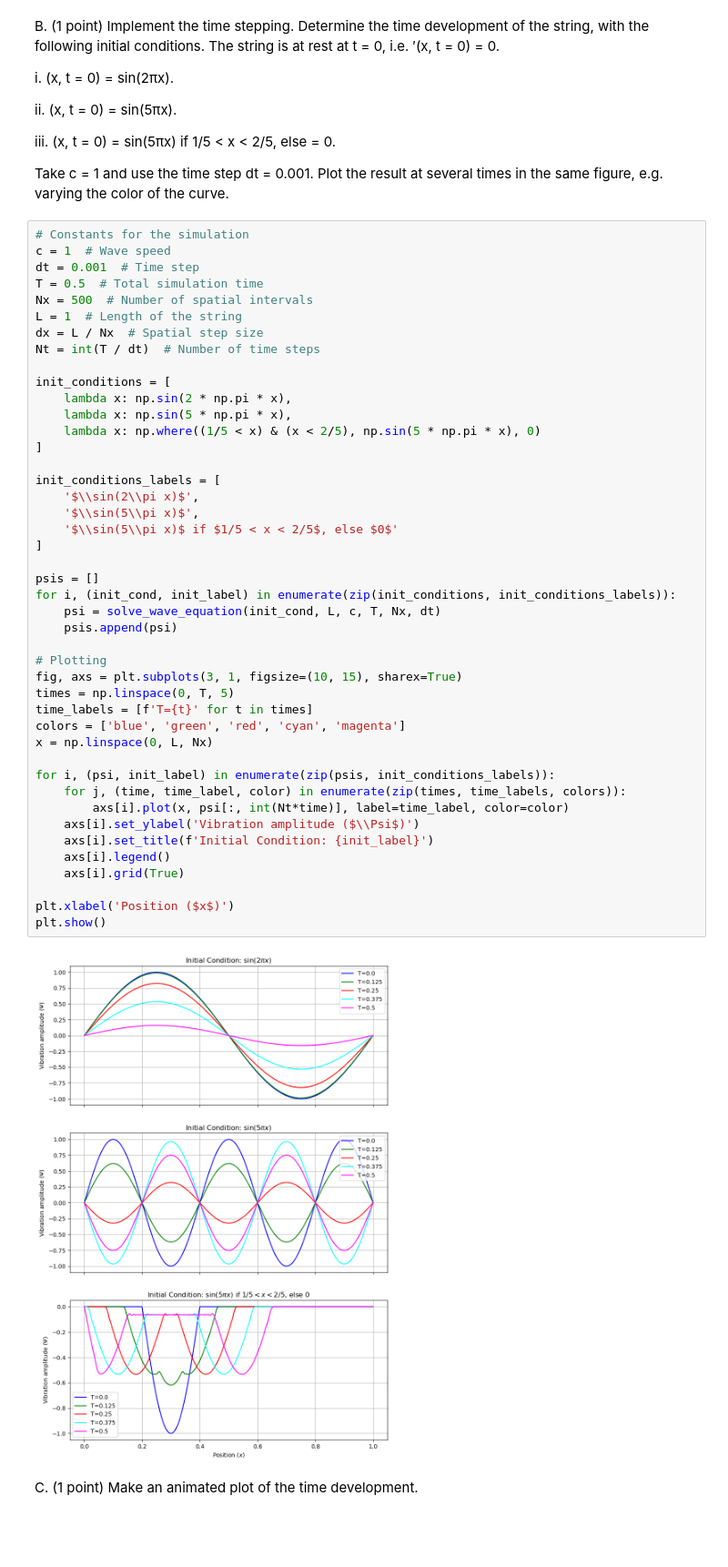
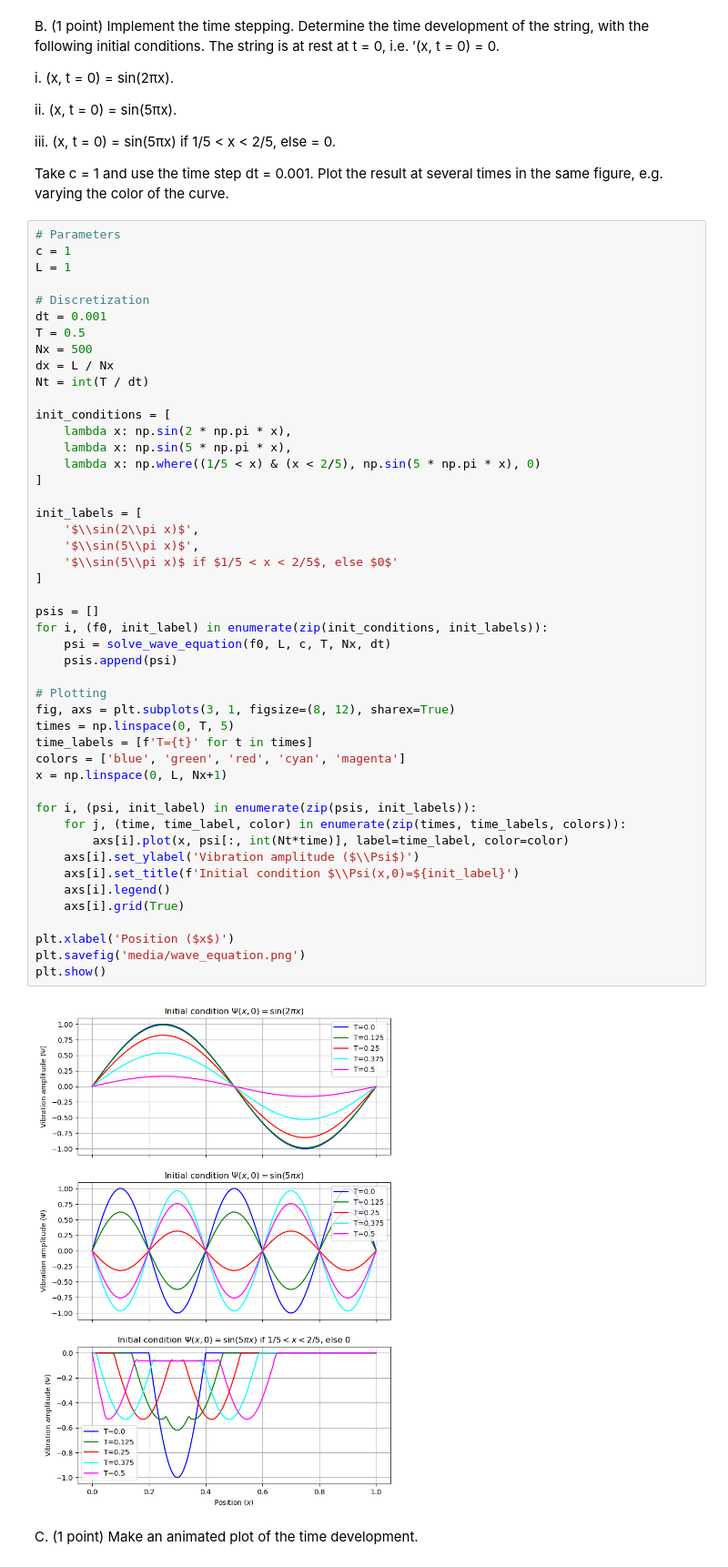
Before and after one commit to jonas4climate/modelling-natural-processes, a Jupyter notebook: Set1_incomplete.ipynb, the cells around one changed output. Shown at 91% size. Drawn from its saved outputs; the diff is of its cells as text; blank space fills up the shorter version.

```diff
--- a/Set1_incomplete.ipynb
+++ b/Set1_incomplete.ipynb
@@ -72,51 +76,54 @@ iii. 	(x, t = 0) = sin(5πx) if 1/5 < x < 2/5, else 	 = 0.
 Take c = 1 and use the time step dt = 0.001. Plot the result at several times in
 the same figure, e.g. varying the color of the curve.
 # %%
-# Constants for the simulation
-c = 1  # Wave speed
-dt = 0.001  # Time step
-T = 0.5  # Total simulation time
-Nx = 500  # Number of spatial intervals
-L = 1  # Length of the string
-dx = L / Nx  # Spatial step size
-Nt = int(T / dt)  # Number of time steps
+# Parameters
+c = 1
+L = 1
+
+# Discretization
+dt = 0.001
+T = 0.5
+Nx = 500
+dx = L / Nx
+Nt = int(T / dt)
 
 init_conditions = [
     lambda x: np.sin(2 * np.pi * x),
     lambda x: np.sin(5 * np.pi * x),
     lambda x: np.where((1/5 < x) & (x < 2/5), np.sin(5 * np.pi * x), 0)
 ]
 
-init_conditions_labels = [
+init_labels = [
     '$\\sin(2\\pi x)$',
     '$\\sin(5\\pi x)$',
     '$\\sin(5\\pi x)$ if $1/5 < x < 2/5$, else $0$'
 ]
 
 psis = []
-for i, (init_cond, init_label) in enumerate(zip(init_conditions, init_conditions_labels)):
-    psi = solve_wave_equation(init_cond, L, c, T, Nx, dt)
+for i, (f0, init_label) in enumerate(zip(init_conditions, init_labels)):
+    psi = solve_wave_equation(f0, L, c, T, Nx, dt)
     psis.append(psi)
 
 # Plotting
-fig, axs = plt.subplots(3, 1, figsize=(10, 15), sharex=True)
+fig, axs = plt.subplots(3, 1, figsize=(8, 12), sharex=True)
 times = np.linspace(0, T, 5)
 time_labels = [f'T={t}' for t in times]
 colors = ['blue', 'green', 'red', 'cyan', 'magenta']
-x = np.linspace(0, L, Nx)
+x = np.linspace(0, L, Nx+1)
 
-for i, (psi, init_label) in enumerate(zip(psis, init_conditions_labels)):
+for i, (psi, init_label) in enumerate(zip(psis, init_labels)):
     for j, (time, time_label, color) in enumerate(zip(times, time_labels, colors)):
         axs[i].plot(x, psi[:, int(Nt*time)], label=time_label, color=color)
     axs[i].set_ylabel('Vibration amplitude ($\\Psi$)')
-    axs[i].set_title(f'Initial Condition: {init_label}')
+    axs[i].set_title(f'Initial condition $\\Psi(x,0)=${init_label}')
     axs[i].legend()
     axs[i].grid(True)
 
 plt.xlabel('Position ($x$)')
+plt.savefig('media/wave_equation.png')
 plt.show()
 # %% [output]
-[figure, old version]
+[figure, new version]
 # %% [markdown]
 C. (1 point) Make an animated plot of the time development.
 # %%
```
Also changed, not shown: parts of 5 cells of this notebook, 4 other files.
